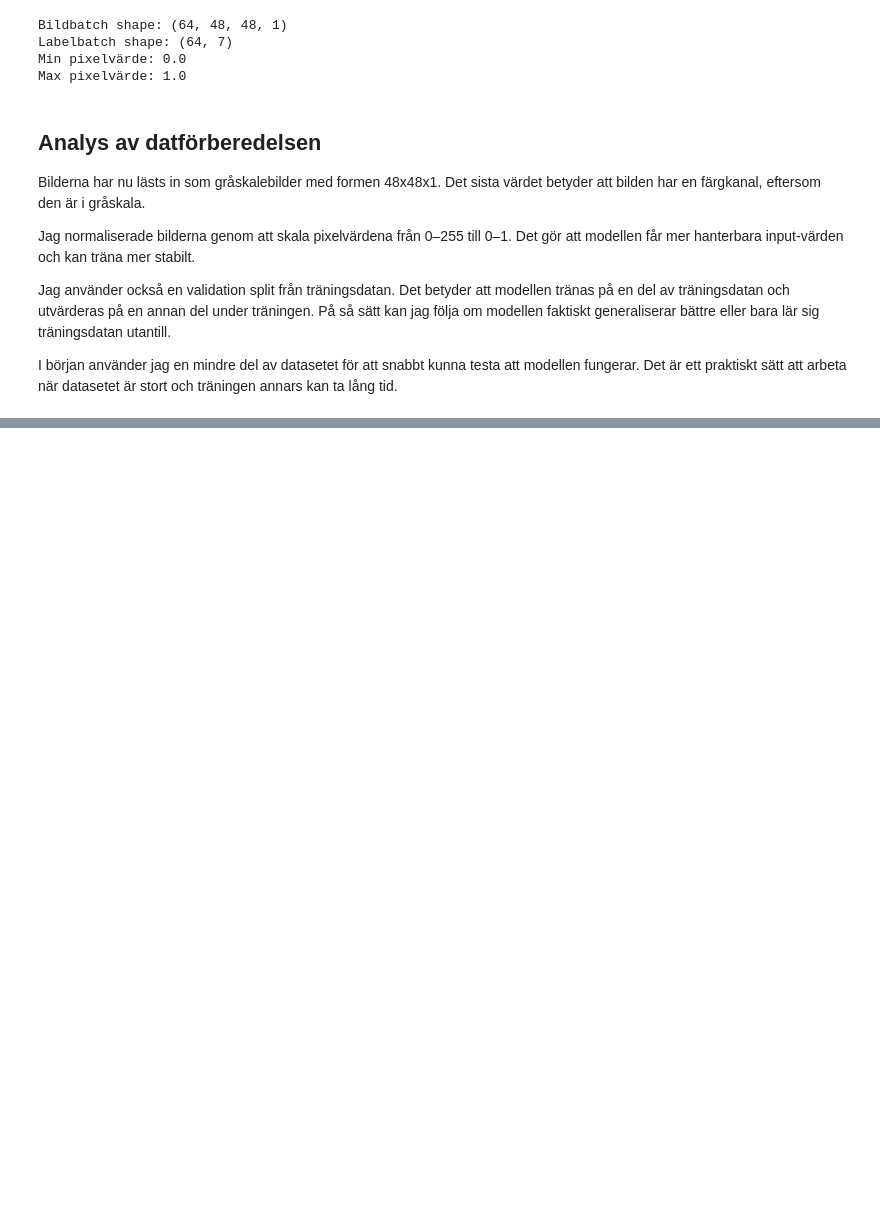
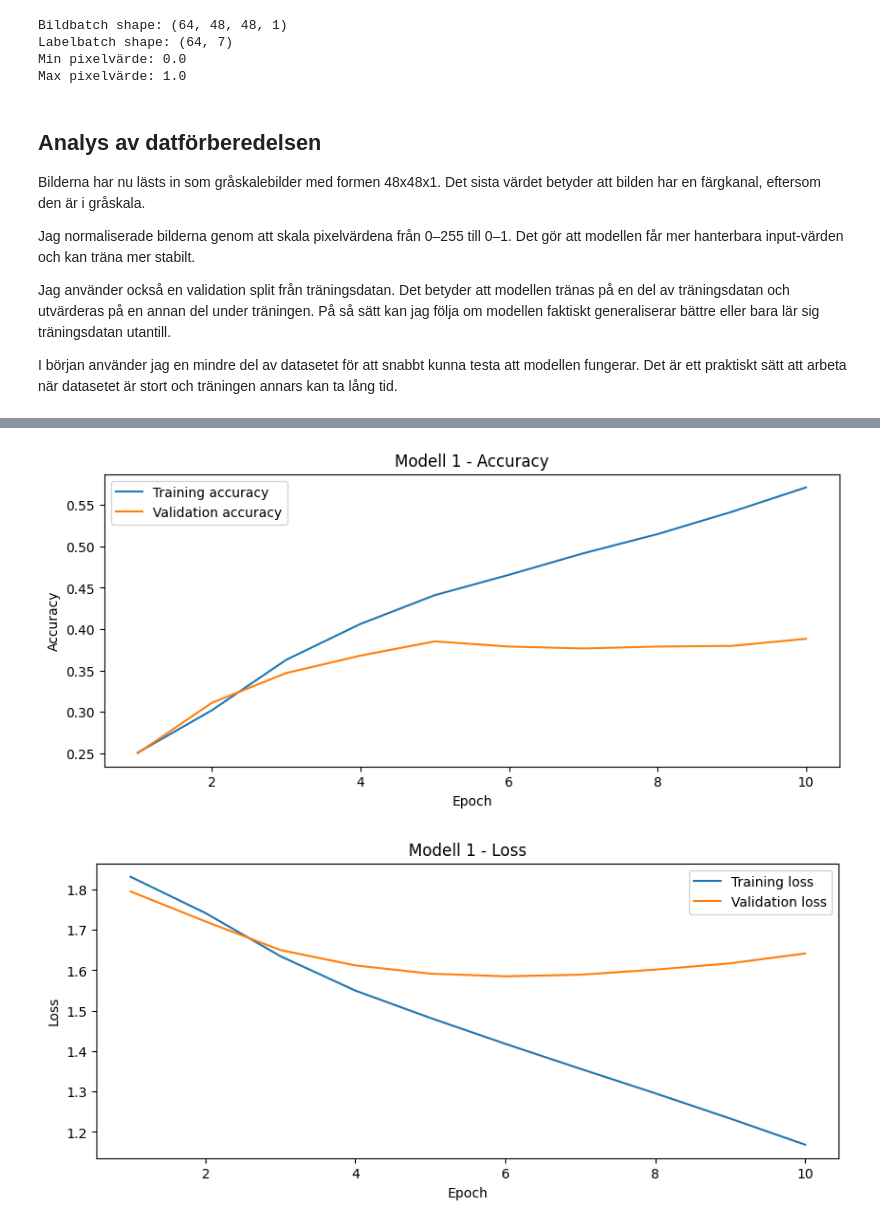
Before and after one commit to SoroushGReza/fer2013-emotion-classification, a Jupyter notebook: notebooks/fer2013_emotion_classification.ipynb, the cells around one changed output, grey strips where cells are left out. Cells and saved outputs as stored; diff of their text form; code cells hidden in the pictures; blank space fills up the shorter version.

Commit message:
Add baseline CNN model training

```diff
--- a/notebooks/fer2013_emotion_classification.ipynb
+++ b/notebooks/fer2013_emotion_classification.ipynb
@@ -250,0 +301,7 @@ I början använder jag en mindre del av datasetet för att snabbt kunna testa a
+# %%
+# Kompilera modellen
+model_1.compile(
+    optimizer="adam",
+    loss="categorical_crossentropy",
+    metrics=["accuracy"]
+)
@@ -250,0 +316,9 @@ I början använder jag en mindre del av datasetet för att snabbt kunna testa a
+# %%
+# Träna första modellen
+EPOCHS_MODEL_1 = 10
+
+history_1 = model_1.fit(
+    train_ds,
+    validation_data=val_ds,
+    epochs=EPOCHS_MODEL_1
+)
@@ -250,0 +346,32 @@ I början använder jag en mindre del av datasetet för att snabbt kunna testa a
+# %%
+# Funktion för att visa träningskurvor
+def plot_training_history(history, title):
+    acc = history.history["accuracy"]
+    val_acc = history.history["val_accuracy"]
+    loss = history.history["loss"]
+    val_loss = history.history["val_loss"]
+
+    epochs_range = range(1, len(acc) + 1)
+
+    plt.figure(figsize=(10, 4))
+    plt.plot(epochs_range, acc, label="Training accuracy")
+    plt.plot(epochs_range, val_acc, label="Validation accuracy")
+    plt.title(f"{title} - Accuracy")
+    plt.xlabel("Epoch")
+    plt.ylabel("Accuracy")
+    plt.legend()
+    plt.show()
+
+    plt.figure(figsize=(10, 4))
+    plt.plot(epochs_range, loss, label="Training loss")
+    plt.plot(epochs_range, val_loss, label="Validation loss")
+    plt.title(f"{title} - Loss")
+    plt.xlabel("Epoch")
+    plt.ylabel("Loss")
+    plt.legend()
+    plt.show()
+
+plot_training_history(history_1, "Modell 1")
+# %% [output]
+[figure, added]
+[figure, added]
```
Also changed, not shown: parts of 6 cells of this notebook.
